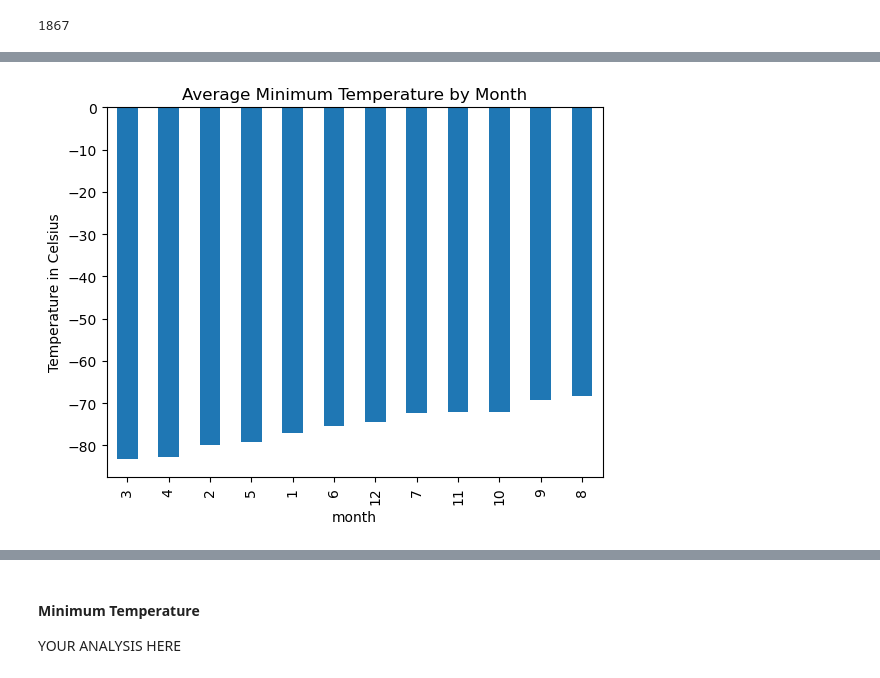
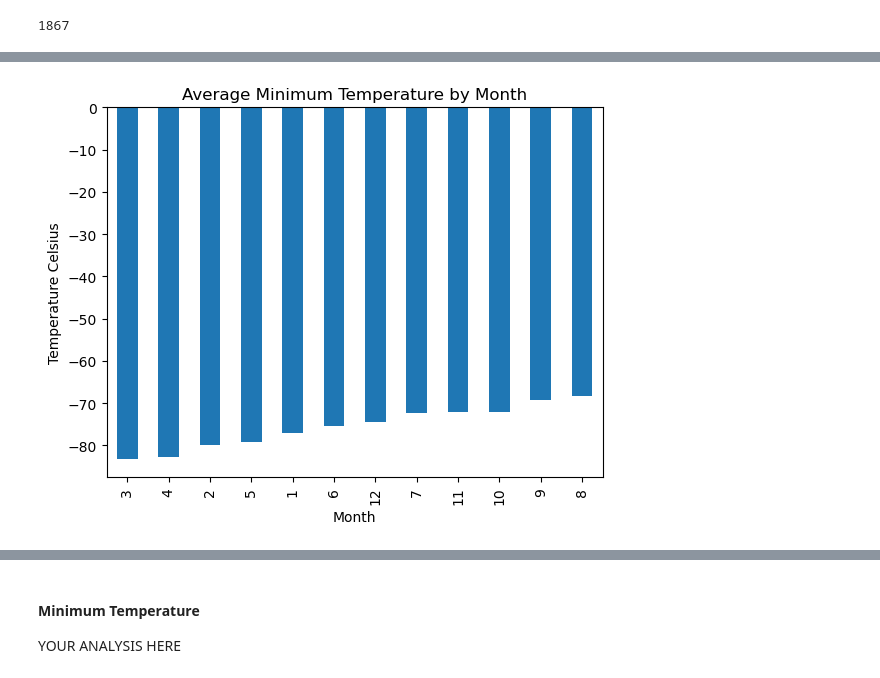
Before and after one commit to natbiorg/web-scraping-challenge, a Jupyter notebook: part_2_mars_weather.ipynb, the cells around one changed output, grey strips where cells are left out. Drawn from its saved outputs; the diff is of its cells as text; code cells hidden in the pictures.

```diff
--- a/part_2_mars_weather.ipynb
+++ b/part_2_mars_weather.ipynb
@@ -72,7 +81,9 @@ rows = []
 # %%
 # Create a Pandas DataFrame by using the list of rows and a list of the column names
-df =
+df = pd.DataFrame(rows, columns = column_names)
 # %%
 # Confirm DataFrame was created successfully
+df = df.drop(index=0)
+df.head()
 # %% [output]
 |  | id | terrestrial_date | sol | ls | month | min_temp | pressure |
@@ -103,2 +113,7 @@ dtype: object
+# %%
+# Change data types for data analysis
+df['terrestrial_date'] = pd.to_datetime(df['terrestrial_date'])
+df[['sol','ls','month']] = df[['sol','ls','month']].astype(int)
+df[['min_temp','pressure']] = df[['min_temp','pressure']].astype(float)
 # %%
 # Confirm type changes were successful by examining data types again
@@ -137,6 +155,8 @@ Analyze your dataset by using Pandas functions to answer the following questions
 1867
 # %%
 # 3. What is the average minimum temperature by month?
+monthly_avg = df.groupby('month')['min_temp'].mean()
+monthly_avg
 # %% [output]
 month
 1    -77.160920
@@ -159,6 +185,13 @@ Name: min_temp, dtype: float64
 # %%
 # Identify the coldest and hottest months in Curiosity's location by sorting the previous graph
+monthly_avg = monthly_avg.sort_values()
+
+monthly_avg.plot(x='month', y= 'min_temp', kind='bar')
+plt.title('Average Minimum Temperature by Month')
+plt.xlabel('Month')
+plt.ylabel('Temperature Celsius')
+plt.show()
 # %% [output]
-[figure, old version]
+[figure, new version]
 # %%
 # 4. What is the average pressure by month?
```
Also changed, not shown: parts of 16 cells of this notebook.
